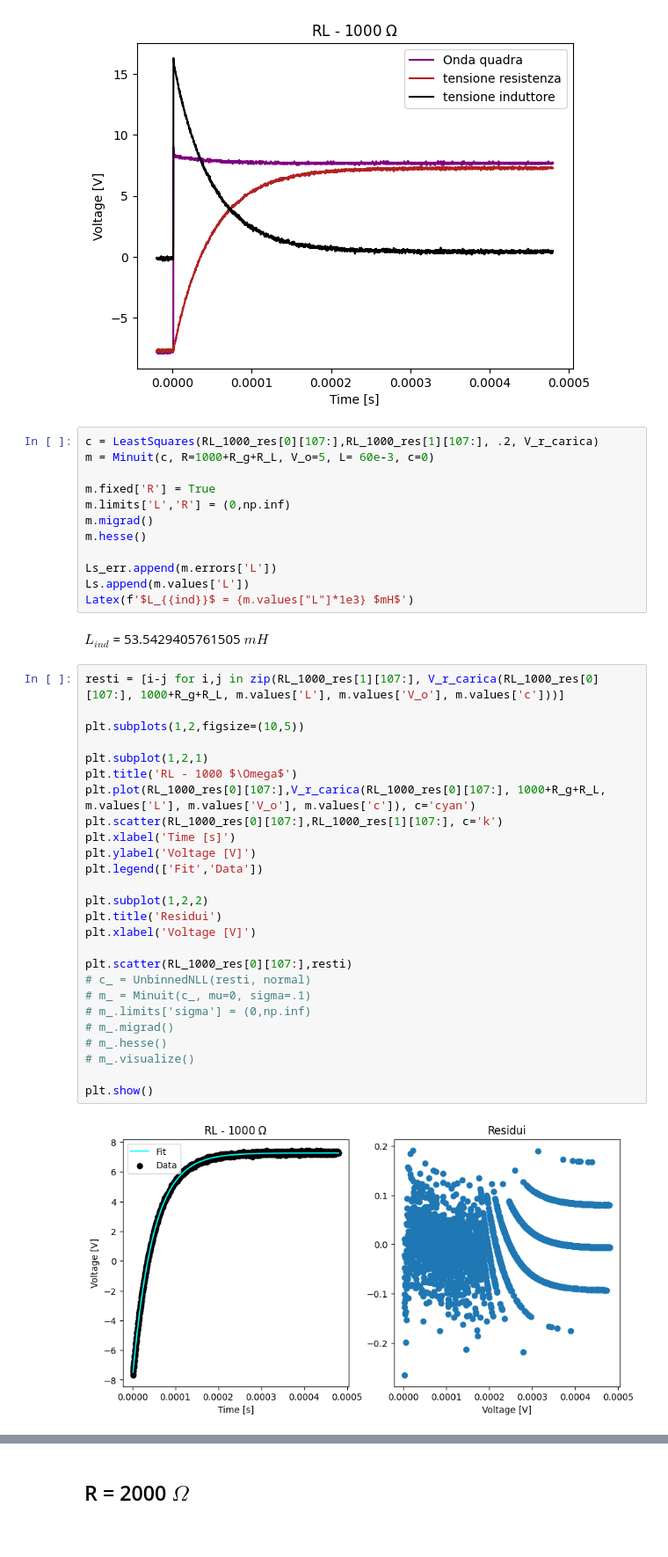
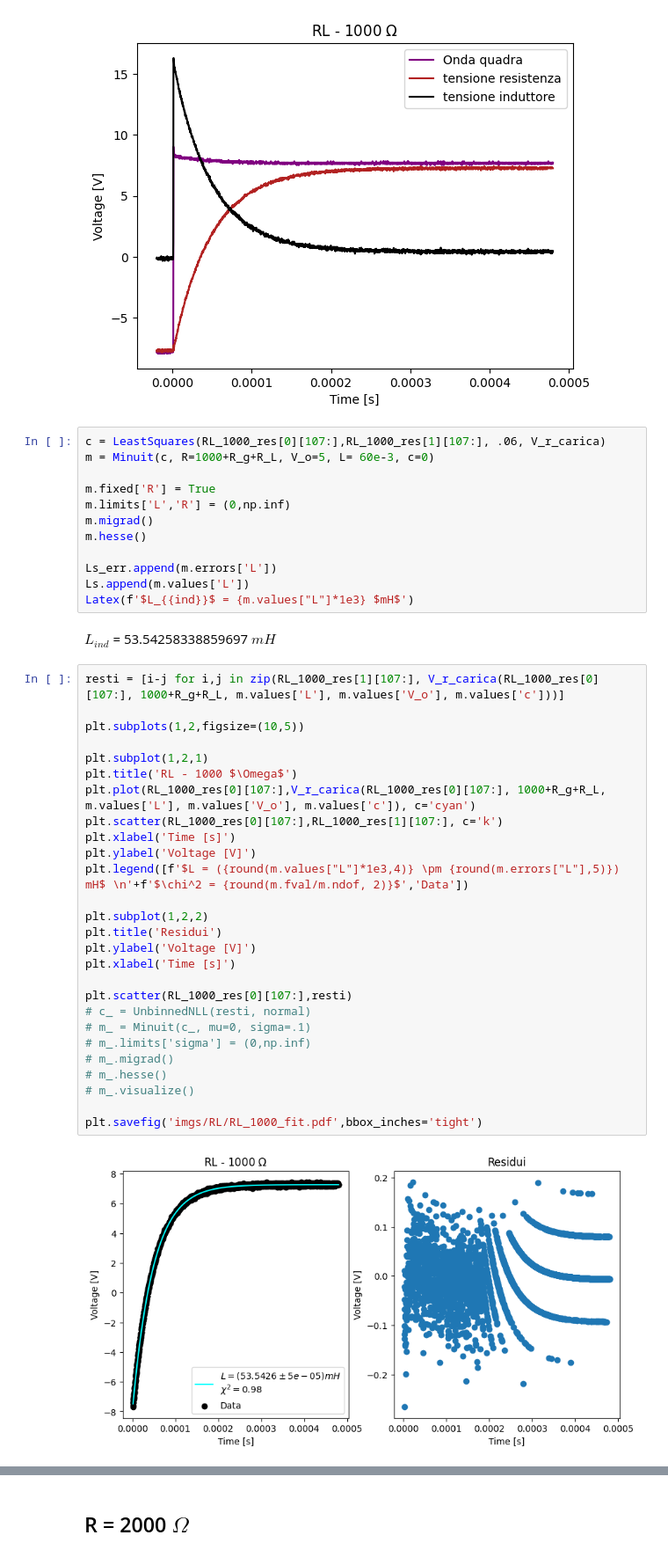
Before and after one commit to Yedi278/Lab2, a Jupyter notebook: Circuiti_2/RL.ipynb, the cells around one changed output, grey strips where cells are left out. Shown at 88% size. Drawn from its saved outputs; the diff is of its cells as text.

```diff
--- a/Circuiti_2/RL.ipynb
+++ b/Circuiti_2/RL.ipynb
@@ -179,7 +179,7 @@ plt.savefig('imgs/RL/RL_1000_data.pdf',bbox_inches='tight')
 # %% [output]
 [figure]
 # %%
-c = LeastSquares(RL_1000_res[0][107:],RL_1000_res[1][107:], .2, V_r_carica)
+c = LeastSquares(RL_1000_res[0][107:],RL_1000_res[1][107:], .06, V_r_carica)
 m = Minuit(c, R=1000+R_g+R_L, V_o=5, L= 60e-3, c=0)
 
 m.fixed['R'] = True
@@ -191,32 +191,33 @@ Ls_err.append(m.errors['L'])
 Ls.append(m.values['L'])
 Latex(f'$L_{{ind}}$ = {m.values["L"]*1e3} $mH$')
 # %% [output]
-$L_{ind}$ = 53.5429405761505 $mH$
+$L_{ind}$ = 53.54258338859697 $mH$
 # %%
 resti = [i-j for i,j in zip(RL_1000_res[1][107:], V_r_carica(RL_1000_res[0][107:], 1000+R_g+R_L, m.values['L'], m.values['V_o'], m.values['c']))]
 
 plt.subplots(1,2,figsize=(10,5))
 
 plt.subplot(1,2,1)
 plt.title('RL - 1000 $\Omega$')
 plt.plot(RL_1000_res[0][107:],V_r_carica(RL_1000_res[0][107:], 1000+R_g+R_L, m.values['L'], m.values['V_o'], m.values['c']), c='cyan')
 plt.scatter(RL_1000_res[0][107:],RL_1000_res[1][107:], c='k')
 plt.xlabel('Time [s]')
 plt.ylabel('Voltage [V]')
-plt.legend(['Fit','Data'])
+plt.legend([f'$L = ({round(m.values["L"]*1e3,4)} \pm {round(m.errors["L"],5)}) mH$ \n'+f'$\chi^2 = {round(m.fval/m.ndof, 2)}$','Data'])
 
 plt.subplot(1,2,2)
 plt.title('Residui')
-plt.xlabel('Voltage [V]')
+plt.ylabel('Voltage [V]')
+plt.xlabel('Time [s]')
 
 plt.scatter(RL_1000_res[0][107:],resti)
 # c_ = UnbinnedNLL(resti, normal)
 # m_ = Minuit(c_, mu=0, sigma=.1)
 # m_.limits['sigma'] = (0,np.inf)
 # m_.migrad()
 # m_.hesse()
 # m_.visualize()
 
-plt.show()
+plt.savefig('imgs/RL/RL_1000_fit.pdf',bbox_inches='tight')
 # %% [output]
-[figure, old version]
+[figure, new version]
```
Also changed, not shown: parts of 9 cells of this notebook, 5 other files.
